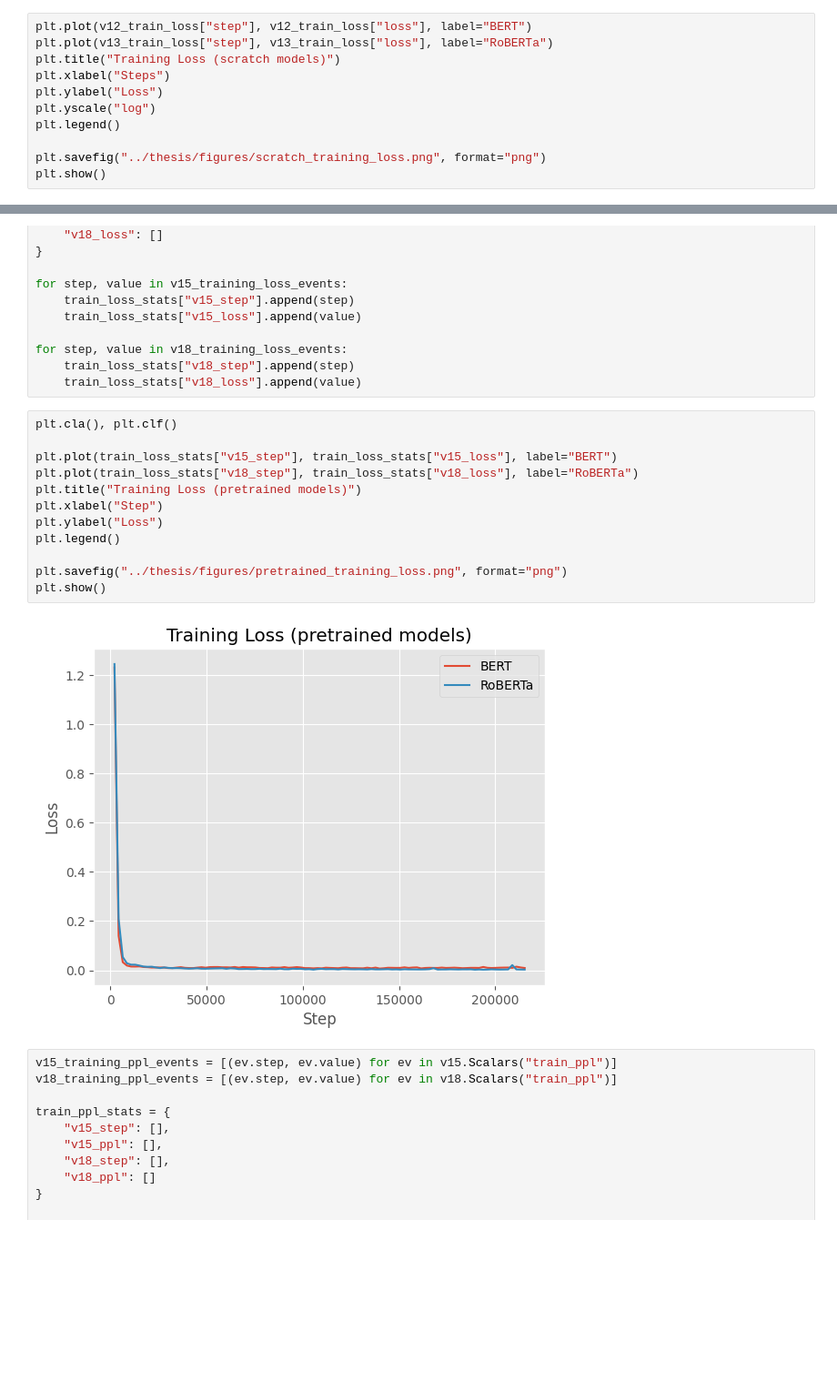
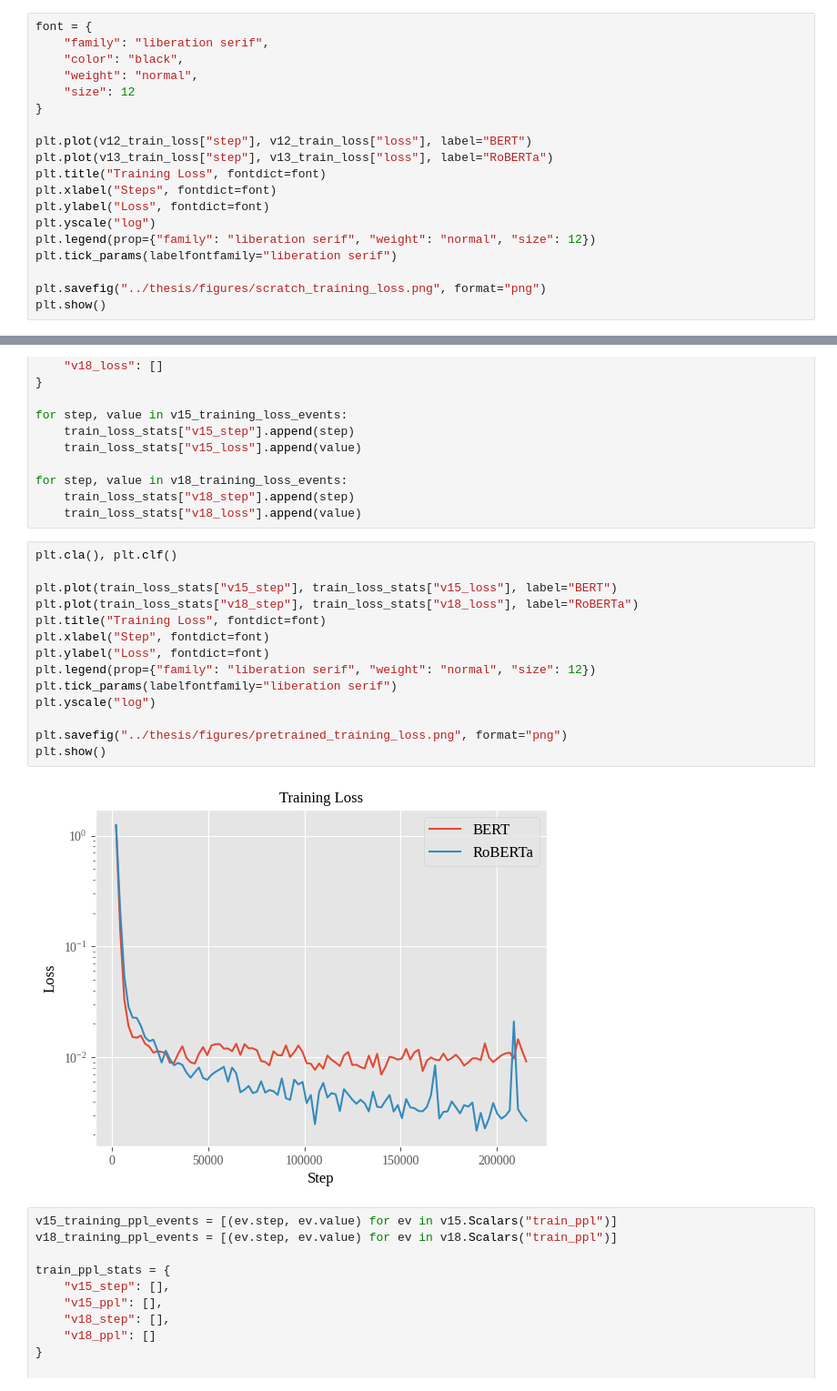
Before and after one commit to AVanDeBrook/msece-thesis, a Jupyter notebook: source/training_plots.ipynb, the cells around one changed output, grey strips where cells are left out. Shown: that part at 91% size. Drawn from its saved outputs; the diff is of its cells as text; blank space fills up the shorter version.

```diff
--- a/source/training_plots.ipynb
+++ b/source/training_plots.ipynb
@@ -47,13 +47,21 @@ for step, loss in v13_loss_events:
     v13_train_loss["step"].append(step)
     v13_train_loss["loss"].append(loss)
 # %%
+font = {
+    "family": "liberation serif",
+    "color": "black",
+    "weight": "normal",
+    "size": 12
+}
+
 plt.plot(v12_train_loss["step"], v12_train_loss["loss"], label="BERT")
 plt.plot(v13_train_loss["step"], v13_train_loss["loss"], label="RoBERTa")
-plt.title("Training Loss (scratch models)")
-plt.xlabel("Steps")
-plt.ylabel("Loss")
+plt.title("Training Loss", fontdict=font)
+plt.xlabel("Steps", fontdict=font)
+plt.ylabel("Loss", fontdict=font)
 plt.yscale("log")
-plt.legend()
+plt.legend(prop={"family": "liberation serif", "weight": "normal", "size": 12})
+plt.tick_params(labelfontfamily="liberation serif")
 
 plt.savefig("../thesis/figures/scratch_training_loss.png", format="png")
 plt.show()
@@ -120,17 +129,19 @@ for step, value in v18_training_loss_events:
 # %%
 plt.cla(), plt.clf()
 
 plt.plot(train_loss_stats["v15_step"], train_loss_stats["v15_loss"], label="BERT")
 plt.plot(train_loss_stats["v18_step"], train_loss_stats["v18_loss"], label="RoBERTa")
-plt.title("Training Loss (pretrained models)")
-plt.xlabel("Step")
-plt.ylabel("Loss")
-plt.legend()
+plt.title("Training Loss", fontdict=font)
+plt.xlabel("Step", fontdict=font)
+plt.ylabel("Loss", fontdict=font)
+plt.legend(prop={"family": "liberation serif", "weight": "normal", "size": 12})
+plt.tick_params(labelfontfamily="liberation serif")
+plt.yscale("log")
 
 plt.savefig("../thesis/figures/pretrained_training_loss.png", format="png")
 plt.show()
 # %% [output]
-[figure, old version]
+[figure, new version]
 # %%
 v15_training_ppl_events = [(ev.step, ev.value) for ev in v15.Scalars("train_ppl")]
 v18_training_ppl_events = [(ev.step, ev.value) for ev in v18.Scalars("train_ppl")]
```
Also changed, not shown: parts of 8 cells of this notebook, 12 other files.
